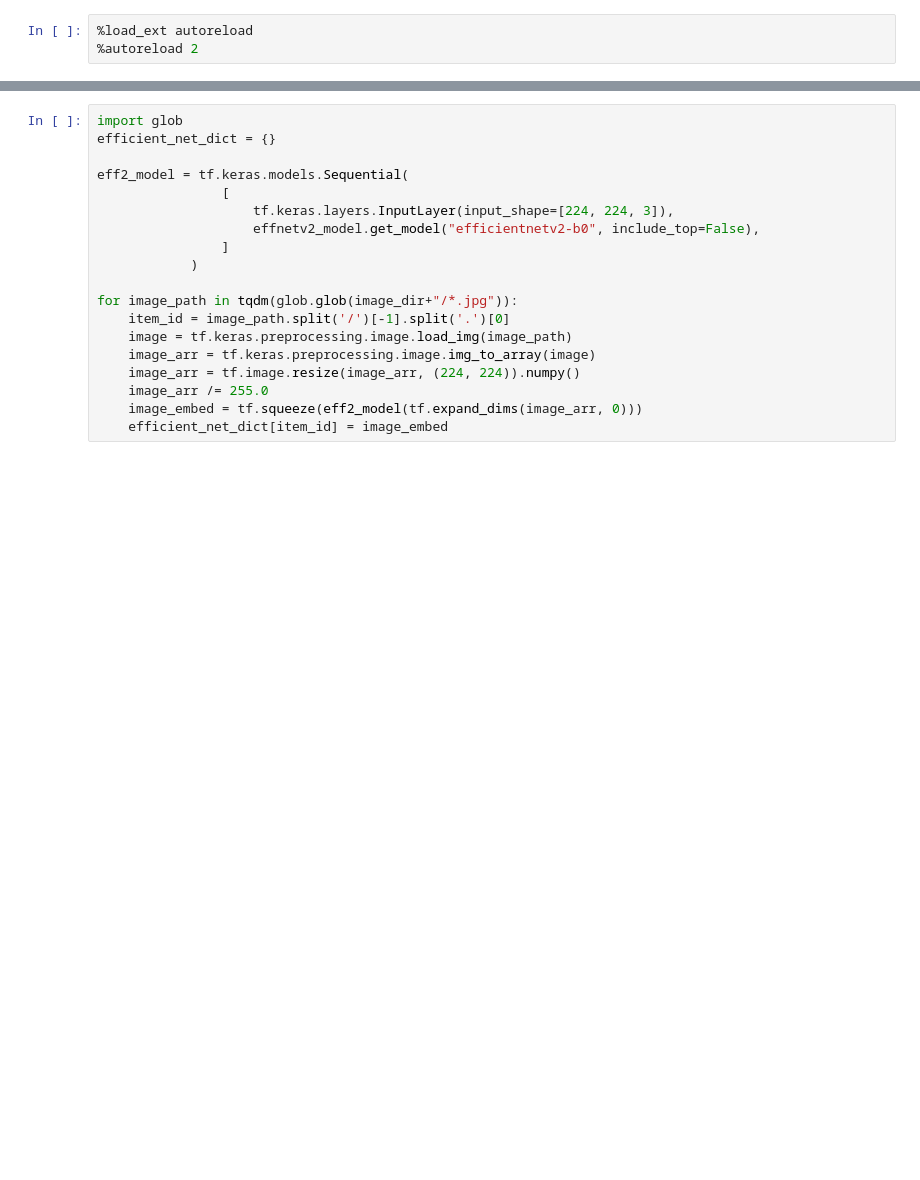
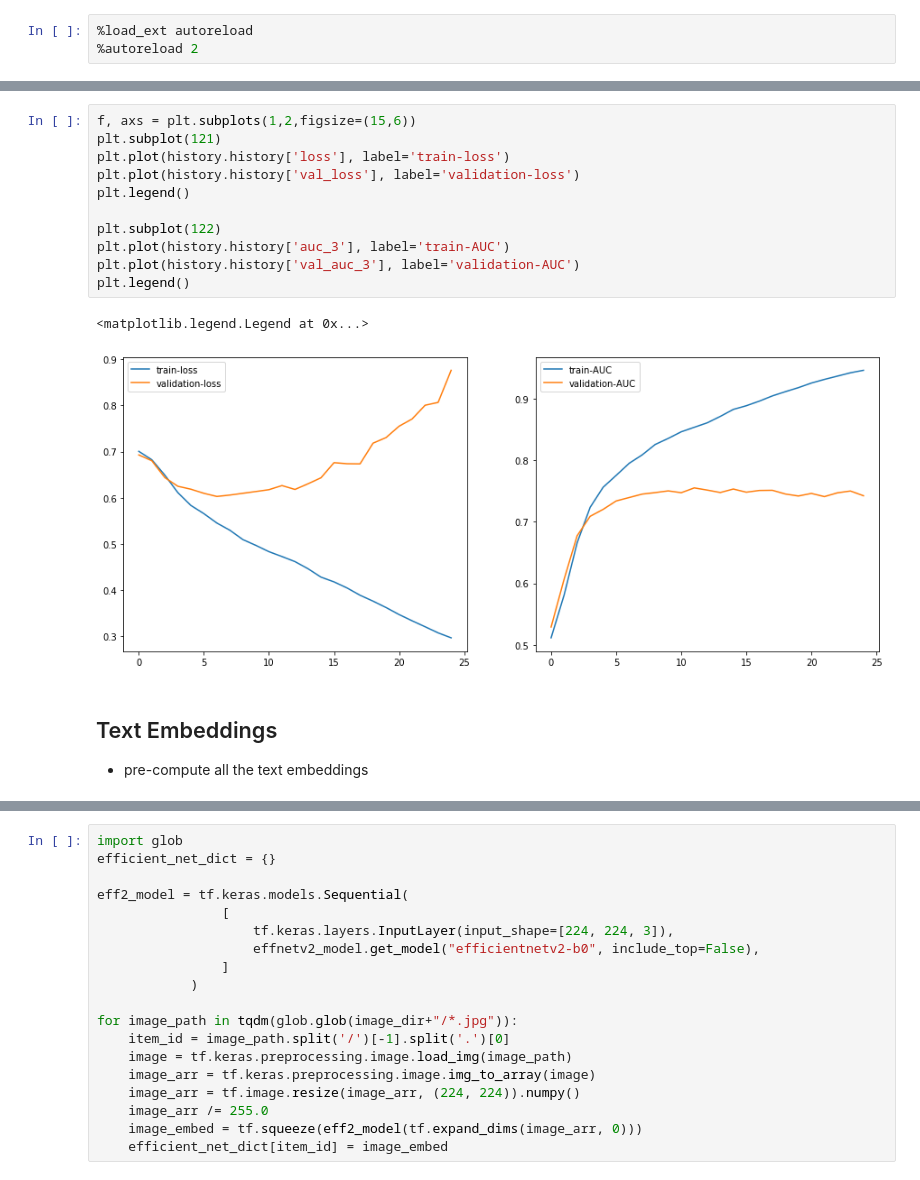
Before and after one commit to aeroabir/fashion_recommender, a Jupyter notebook: outfit_compatibility.ipynb, the cells around one changed output, grey strips where cells are left out. Saved outputs shown, nothing was run; the diff lists cells and outputs as text; blank space fills up the shorter version.

```diff
--- a/outfit_compatibility.ipynb
+++ b/outfit_compatibility.ipynb
@@ -53,0 +265,18 @@ for ii, outfit in enumerate(pv_train_pos):
+# %%
+f, axs = plt.subplots(1,2,figsize=(15,6))
+plt.subplot(121)
+plt.plot(history.history['loss'], label='train-loss')
+plt.plot(history.history['val_loss'], label='validation-loss')
+plt.legend()
+
+plt.subplot(122)
+plt.plot(history.history['auc_3'], label='train-AUC')
+plt.plot(history.history['val_auc_3'], label='validation-AUC')
+plt.legend()
+# %% [output]
+<matplotlib.legend.Legend at 0x...>
+[figure, added]
+# %% [markdown]
+## Text Embeddings
+
+ - pre-compute all the text embeddings
```
Also changed, not shown: parts of 27 cells of this notebook, 8 other files.
